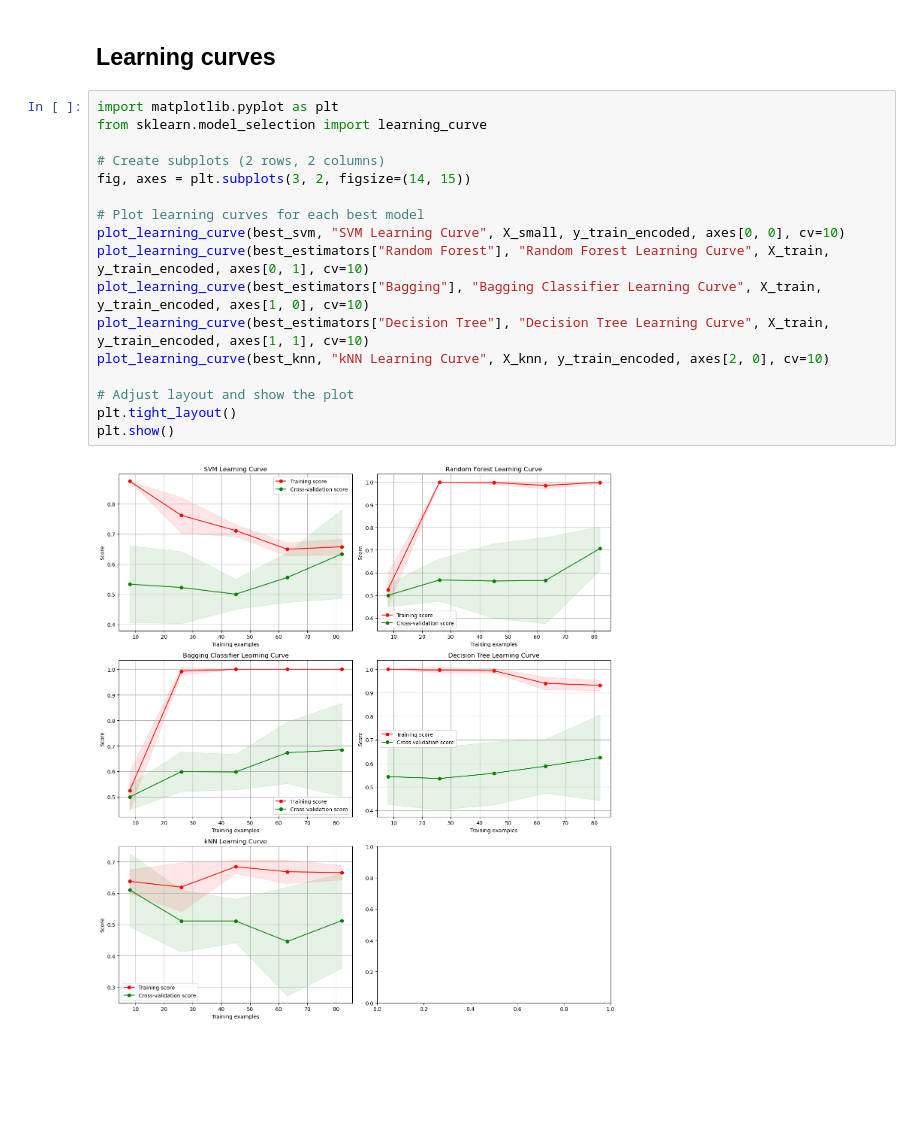
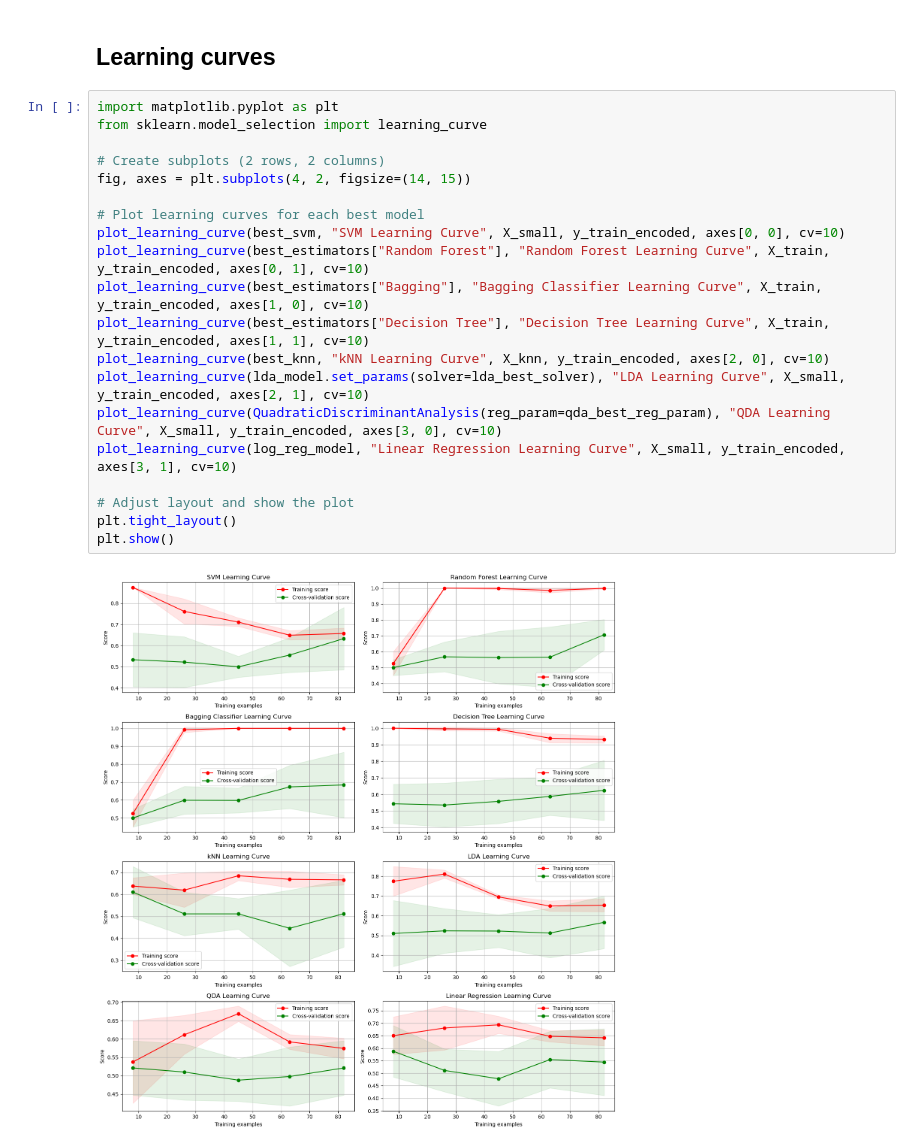
Before and after one commit to zvanraak/TM10007-machine-learning-2025-group-5, a Jupyter notebook: assignment.ipynb, the cells around one changed output. Cells and saved outputs as stored; diff of their text form; blank space fills up the shorter version.

Commit message:
Added LDA, QDA, Linear regression

```diff
--- a/assignment.ipynb
+++ b/assignment.ipynb
@@ -1028,19 +1089,22 @@ LDA, QDA and Logistic regression
 # %%
 import matplotlib.pyplot as plt
 from sklearn.model_selection import learning_curve
 
 # Create subplots (2 rows, 2 columns)
-fig, axes = plt.subplots(3, 2, figsize=(14, 15))
+fig, axes = plt.subplots(4, 2, figsize=(14, 15))
 
 # Plot learning curves for each best model
 plot_learning_curve(best_svm, "SVM Learning Curve", X_small, y_train_encoded, axes[0, 0], cv=10)
 plot_learning_curve(best_estimators["Random Forest"], "Random Forest Learning Curve", X_train, y_train_encoded, axes[0, 1], cv=10)
 plot_learning_curve(best_estimators["Bagging"], "Bagging Classifier Learning Curve", X_train, y_train_encoded, axes[1, 0], cv=10)
 plot_learning_curve(best_estimators["Decision Tree"], "Decision Tree Learning Curve", X_train, y_train_encoded, axes[1, 1], cv=10)
 plot_learning_curve(best_knn, "kNN Learning Curve", X_knn, y_train_encoded, axes[2, 0], cv=10)
+plot_learning_curve(lda_model.set_params(solver=lda_best_solver), "LDA Learning Curve", X_small, y_train_encoded, axes[2, 1], cv=10)
+plot_learning_curve(QuadraticDiscriminantAnalysis(reg_param=qda_best_reg_param), "QDA Learning Curve", X_small, y_train_encoded, axes[3, 0], cv=10)
+plot_learning_curve(log_reg_model, "Linear Regression Learning Curve", X_small, y_train_encoded, axes[3, 1], cv=10)
 
 # Adjust layout and show the plot
 plt.tight_layout()
 plt.show()
 # %% [output]
-[figure, old version]
+[figure, new version]
```
Also changed, not shown: parts of 1 cell of this notebook.
